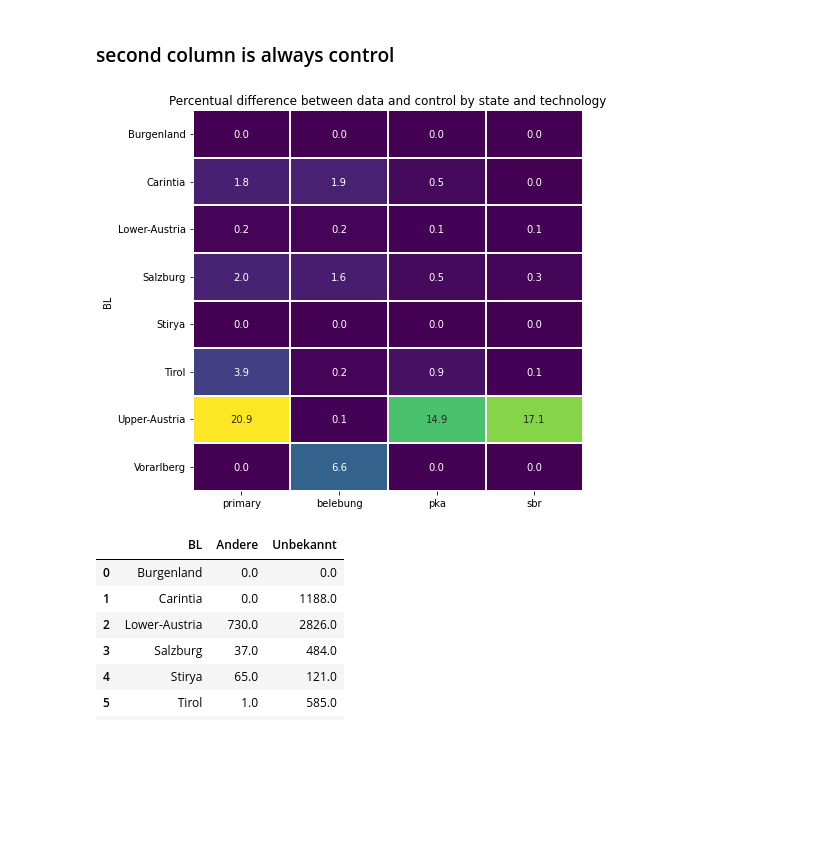
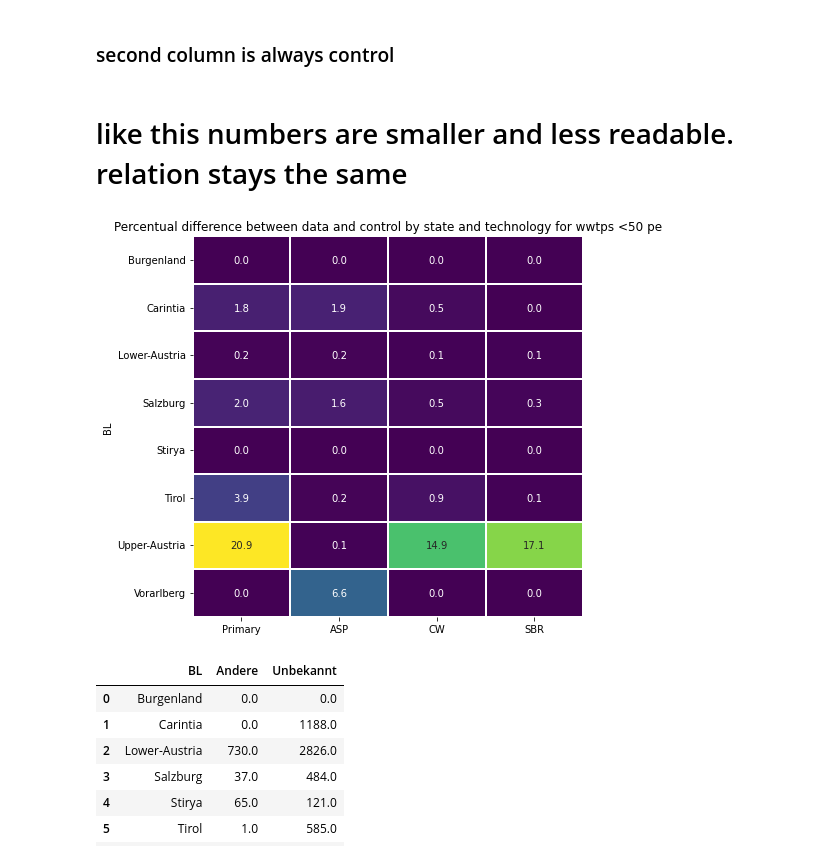
Before and after one commit to anakarpow/Locating-small-wastewater-systems-in-Austria, a Jupyter notebook: control_data_gunter.ipynb, the cells around one changed output. Drawn from its saved outputs; the diff is of its cells as text; code cells hidden in the pictures; blank space fills up the shorter version.

```diff
--- a/control_data_gunter.ipynb
+++ b/control_data_gunter.ipynb
@@ -318,3 +322,5 @@ x['sbr']=(x.SBR_-x.SBR)/x.SBR_*100
 #x['andere']=(x['Unbek+andere']-x['unbek+andere'])/x['Unbek+andere']*100
 extract=x.iloc[:,-4:]
 extract=extract.fillna(0).abs().round(1)
+# %% [markdown]
+# like this numbers are smaller and less readable. relation stays the same
@@ -321,11 +329,13 @@ extract=extract.fillna(0).abs().round(1)
+# %%
+extract.rename(columns={'primary':'Primary','belebung':'ASP','pka':'CW','sbr':'SBR'},inplace=True)
 # %%
 fi,ax=plt.subplots(figsize=(7,7))
 sbn.heatmap(extract, cmap='viridis', annot=True, fmt='.1f', linewidths=0.01, ax=ax, cbar=False)
 
-ax.set_title('percentual difference between data and control by state and technology'.capitalize())
+ax.set_title('percentual difference between data and control by state and technology for WWTPs <50 PE'.capitalize())
 plt.savefig('graphs/heatmap_control.png', bbox_inches='tight')
 # %% [output]
-[figure, old version]
+[figure, new version]
 # %%
 test[['BL','Andere','Unbekannt']]
 # %% [output]
```
Also changed, not shown: parts of 9 cells of this notebook, 6 other files.
